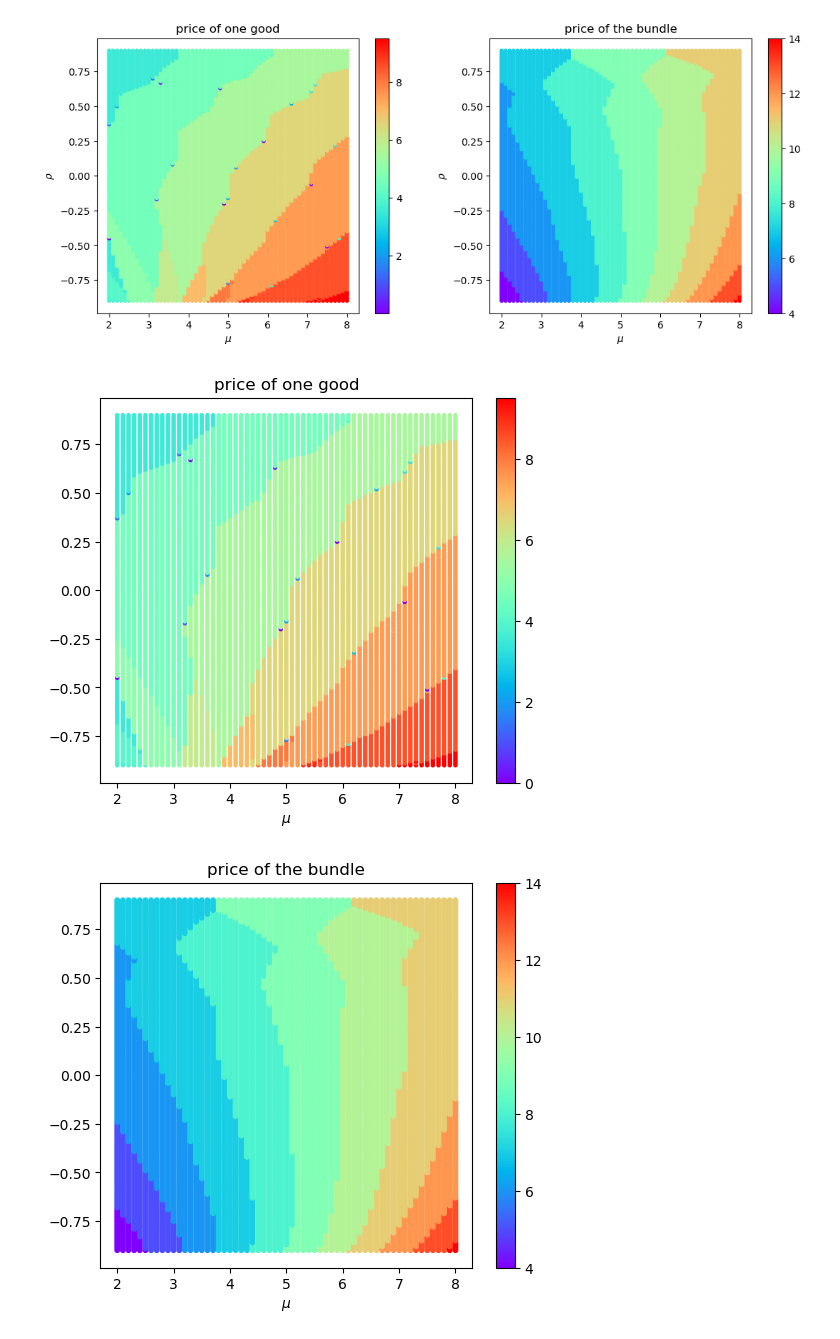
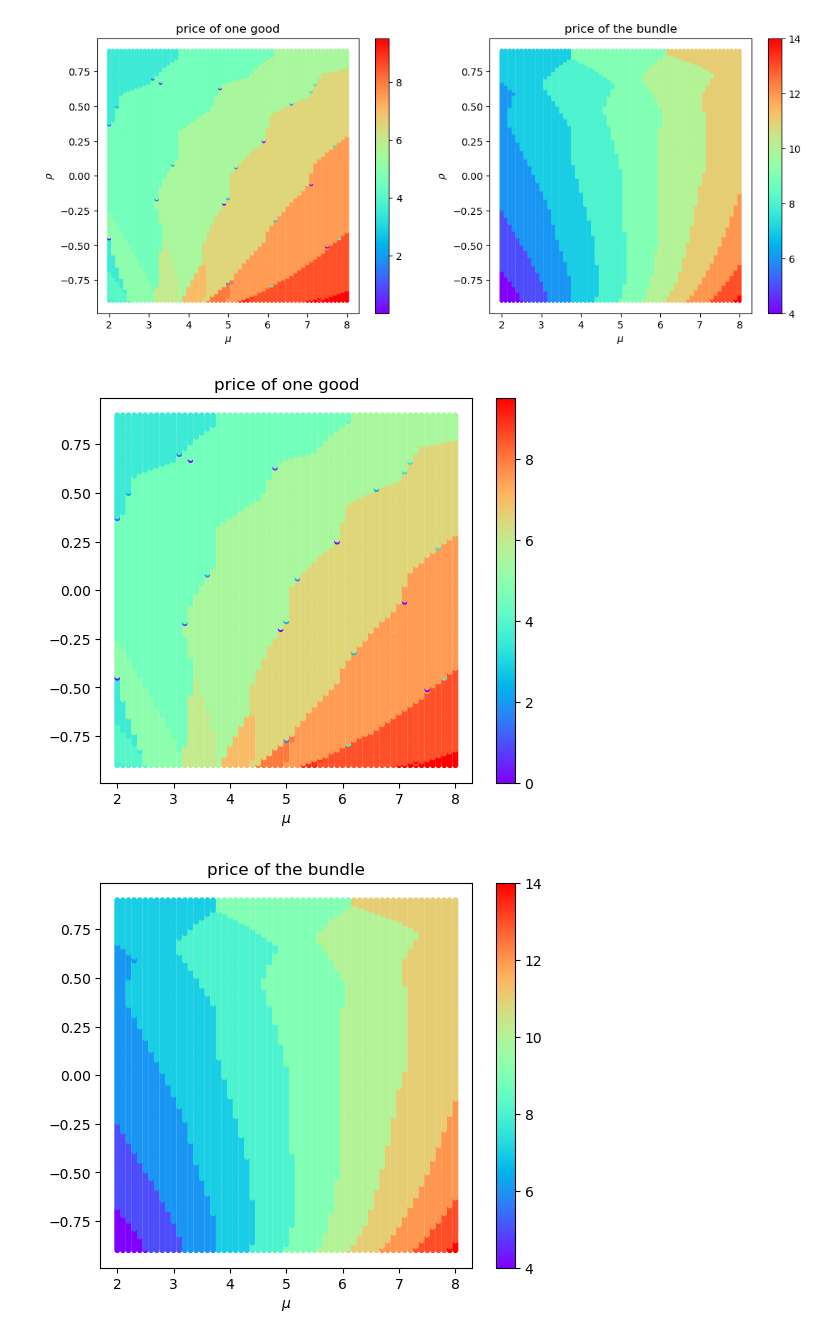
Before and after one commit to x-dupuis/screening-algo, a Jupyter notebook: examples/Schmalensee.ipynb, the cells around one changed output. Saved outputs shown, nothing was run; the diff lists cells and outputs as text; code cells hidden in the pictures.

```diff
--- a/examples/Schmalensee.ipynb
+++ b/examples/Schmalensee.ipynb
@@ -22,7 +22,7 @@ theta0 = (t0[1:]+t0[:-1])/2 ; theta1 = (t1[1:]+t1[:-1])/2
 theta0, theta1 = np.meshgrid(theta0,theta1)
 theta = np.stack((theta0.flatten(), theta1.flatten())); N = theta.shape[-1] # number of types
 
-mu = 2.2; sigma2 = 10; rho = 0.5
+mu = 2; sigma2 = 10; rho = 0.37
 distribution = multivariate_normal(mu*np.array([1, 1]), sigma2*np.array([[1, rho], [rho,1]]))
 cd = distribution.cdf(np.dstack(np.meshgrid(t0,t1)))
 f = cd[1:,1:] + cd[:-1,:-1] - cd[1:,:-1] - cd[:-1,1:]
@@ -60,7 +60,7 @@ model.local(); k = 0; test = False
 while k < kmax and np.any(test==False):
     k += 1
     print(f'OPTIMIZATION {k}: {len(model.indices)} IC constraints')
-    model.solve(warmstart=True, it_max = 1e4, stepratio=0.1, log=1, tol_primal=1e-8, tol_dual=1e-8, scale=True,) # path='results/'+model.id) #sqrt(len(model.indices)) #len(model.indices)
+    model.solve(warmstart=True, it_max = 1e4, stepratio=0.1, log=1, tol_primal=1e-6, tol_dual=1e-6, scale=True,) # path='results/'+model.id) #sqrt(len(model.indices)) #len(model.indices)
     # model.residuals()
     print(f'IC constraints: {len(model.IC_binding)} binding, {len(model.IC_violated)} violated\n')
     # model.indices = sorted(set(model.indices).union(model.IC_violated))
@@ -72,7 +72,7 @@ while k < kmax and np.any(test==False):
 if model.converged == False:
     k += 1
     print(f'OPTIMIZATION {k}: {len(model.indices)} IC constraints')
-    model.solve(warmstart=True, stepratio=0.1, it_max=1e5, tol_primal=1e-8, tol_dual=1e-8, scale=True,)
+    model.solve(warmstart=True, stepratio=0.1, it_max=1e5, tol_primal=1e-6, tol_dual=1e-6, scale=True,)
     print('\n')
 
 model.output(log=0)
@@ -317,12 +334,12 @@ _ = axs[1].set_xlabel(r'$\mu$'); _ = axs[1].set_ylabel(r'$\rho$')
 # fig.savefig(path, bbox_inches="tight", pad_inches=0.05)
 # %%
 fig, ax = plt.subplots(figsize=(6,5),) # subplot_kw=dict(aspect='equal',))
-price_p = ax.scatter(df_prices['mu'],df_prices['rho'], c = df_prices['p'], s=5, cmap='rainbow')
+price_p = ax.scatter(df_prices['mu'],df_prices['rho'], c = df_prices['p'], s=10, cmap='rainbow')
 _ = fig.colorbar(price_p)
 _ = ax.set_title('price of one good')
 _ = ax.set_xlabel(r'$\mu$'); _ = axs[0].set_ylabel(r'$\rho$')
 # %% [output]
-[figure, old version]
+[figure, new version]
 # %%
 # path = 'results/Schmalensee/price_one_N'+str(model.N)
 # fig.savefig(path, bbox_inches="tight", pad_inches=0.05)
```
Also changed, not shown: parts of 11 cells of this notebook.
